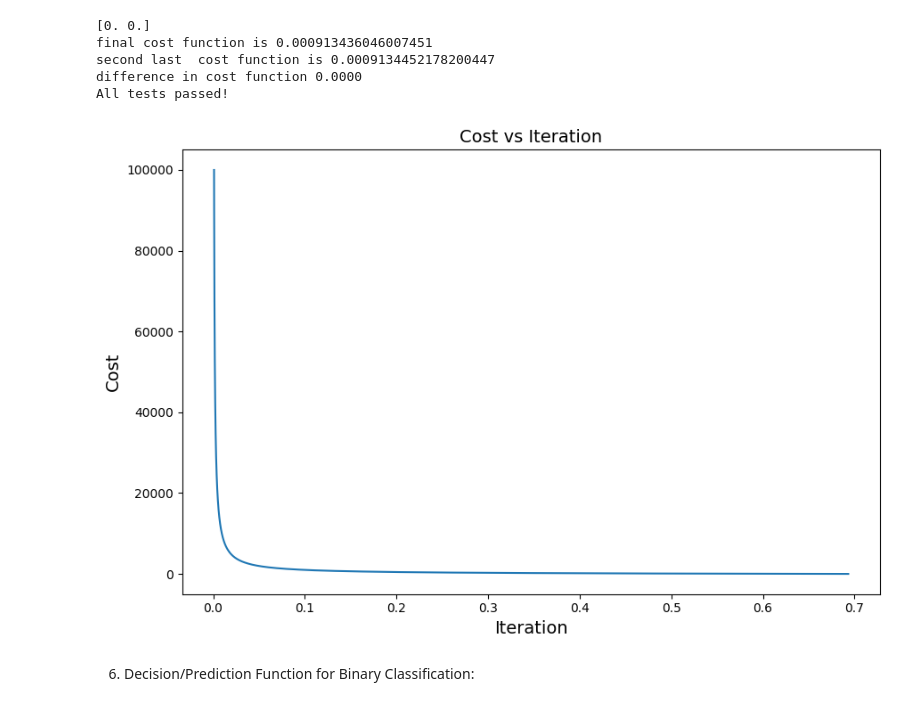
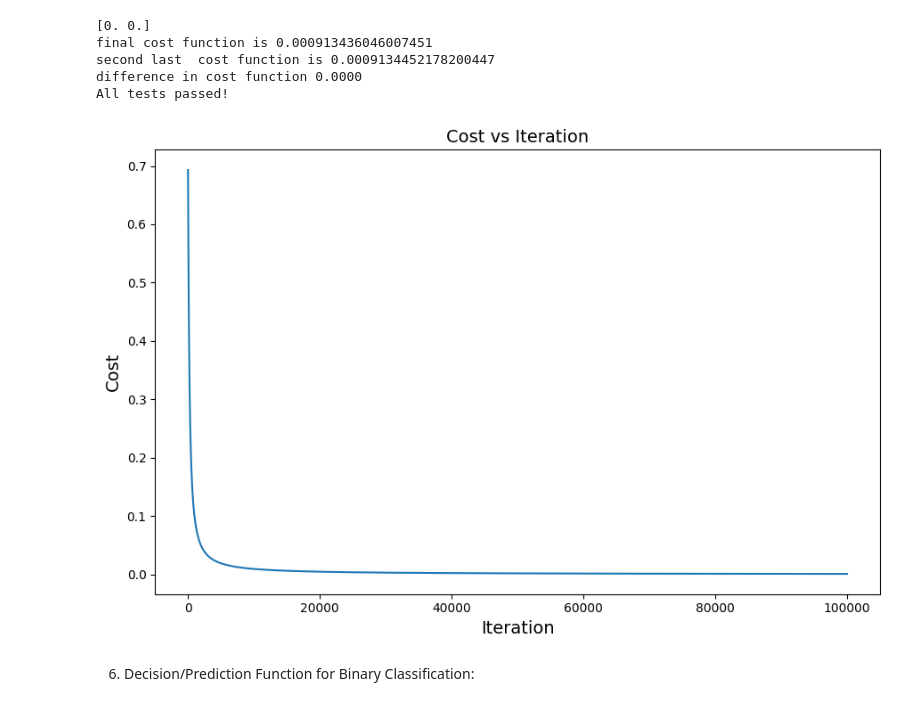
Before and after one commit to budhathoki10/Concept_and_Technology_of_AI, a Jupyter notebook: Worksheet_6_part1.ipynb, the cells around one changed output. Drawn from its saved outputs; the diff is of its cells as text; code cells hidden in the pictures.

```diff
--- a/Worksheet_6_part1.ipynb
+++ b/Worksheet_6_part1.ipynb
@@ -41,7 +43,7 @@ All tests passed!
 def log_loss(y_true, y_pred):
   y_pred = np.clip(y_pred, 1e-10, 1 - 1e-10)
   # print(y_pred)
-  loss= -y_true*np.log(y_pred)- (1-y_true)*np.log(1-y_pred)
+  loss= -(y_true*np.log(y_pred)+ (1-y_true)*np.log(1-y_pred))
   return loss
 # %%
 # Test function:
@@ -299,14 +301,14 @@ difference in cost function 0.0000
 All tests passed!
 # %%
 plt.figure(figsize = (9, 6))
-plt.plot(cost_history,i_values)
+plt.plot(cost_history)
 plt.xlabel("Iteration", fontsize = 14)
 plt.ylabel("Cost", fontsize = 14)
 plt.title("Cost vs Iteration", fontsize = 14)
 plt.tight_layout()
 plt.show()
 # %% [output]
-[figure, old version]
+[figure, new version]
 # %% [markdown]
 6. Decision/Prediction Function for Binary Classification:
 # %% [markdown]
```
Also changed, not shown: parts of 5 cells of this notebook.
